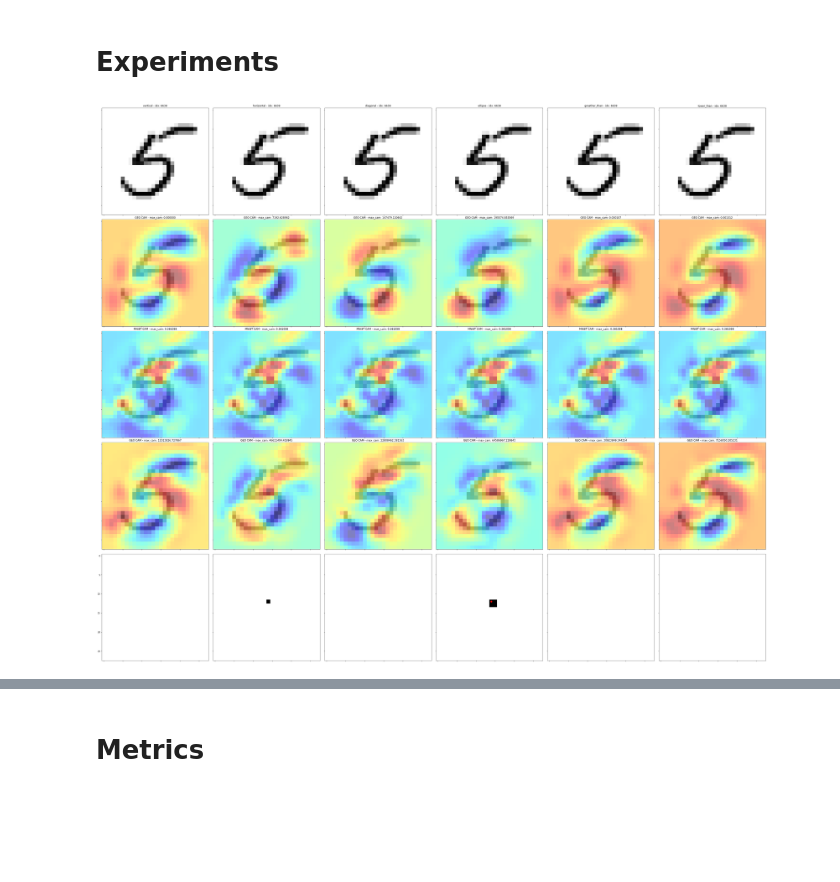
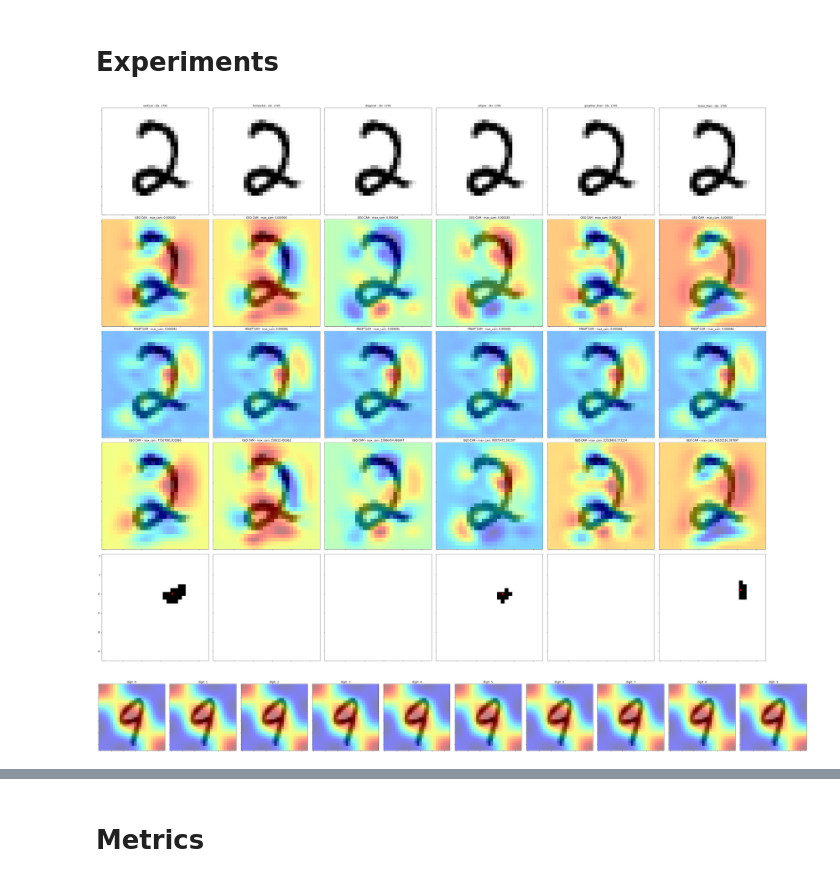
Before and after one commit to fsilvestrim/thesis, a Jupyter notebook: Geo_Cam.ipynb, the cells around one changed output, grey strips where cells are left out. Saved outputs shown, nothing was run; the diff lists cells and outputs as text; code cells hidden in the pictures; blank space fills up the shorter version.

```diff
--- a/Geo_Cam.ipynb
+++ b/Geo_Cam.ipynb
@@ -81,3 +108,7 @@ def resize_image(image, size):
+# %%
+def show_heatmap(img, cam, size, resize=True, title=None, ax=None):
+  heatmap = get_heatmap(cam, size, resize)
+  show_image(img, size, title=title, ax=ax, stacked_imgs=[{'img':heatmap, 'cmap':'jet'}])
 # %%
 def get_heatmap(cam, size, resize=True):
   heatmap = cam / np.max(cam)
@@ -223,6 +232,7 @@ def get_verbose_grid_position(vertical_idx, horizontal_idx):
 #MNIST
 # %%
 mnist_num_classes = 10
+mnist_shape = (28, 28)
 mnist_train, mnist_test = keras.datasets.mnist.load_data()
 mnist_train, mnist_test = format_dataset(mnist_num_classes, mnist_train, mnist_test)
 
@@ -342,7 +333,7 @@ geo_train, geo_test = get_geo_dataset(dataset[0], dataset[1])
 geo_train, geo_test = format_dataset(len(dataset[2]), geo_train, geo_test)
 
 # model
-model_geo = create_geo_model("geocam", (28, 28, 1), len(dataset[2]))
+model_geo = create_geo_model("geocam", (*mnist_shape, 1), len(dataset[2]))
 # model_geo, history_geo = load_model("geo")
 
 display(keras.utils.plot_model(model_geo, show_shapes=True, dpi=72))
@@ -602,27 +593,26 @@ def get_maskedcam_predictions(test_image, classes, cam_method=grad_cam_m, thresh
   cam_geo_maxes = []
   for category in range(classes):
     cam, _, _, _ = cam_method(test_image, model_geocam, category)
-    cam = (0-np.min(cam)) + (cam/np.max(cam))
-    cam_geo_maxes.append(np.max(cam))
+    cam = (0-np.min(cam)) + (cam / np.max(cam))
+    cam_geo_maxes.append(np.maximum(np.max(cam), 0.00001))
     cam_geo[category] = np.copy(cam)
 
   # gcm minist (prediction) first
   cam_mnist = dict()
   for category in range(classes):
     cam, _, _, _ = cam_method(test_image, model_gcmcam_1)
-    cam = (0-np.min(cam)) + (cam/np.max(cam))
+    cam = (0-np.min(cam)) + (cam / np.max(cam))
     cam_mnist[category] = np.copy(cam)
 
   # mask
   for category in range(classes):
-    modulation = (cam_geo_maxes[category]/np.max(cam_geo_maxes[category]))
+    modulation = safe_divide(cam_geo_maxes[category], np.max(cam_geo_maxes), abs=False)
     cam = (modulation * cam_geo[category]) - (1-cam_mnist[category])
     cam_activations[category] = np.copy(cam)
 
   for category in range(classes):
     cam = cam_activations[category]
-
-    cam = resize_image(cam, (28, 28)) * 255
+    cam = resize_image(cam, mnist_shape) * 255
     _, cam = cv.threshold(cam, np.int0(255*threshold), 255, cv.THRESH_BINARY)
     cam_thresholds[category] = cam
     cv_img = np.array(cam, dtype = np.uint8)
@@ -633,15 +623,15 @@ def get_maskedcam_predictions(test_image, classes, cam_method=grad_cam_m, thresh
     for i in range(len(contours)):
       moments = cv.moments(contours[i])
       if moments['m00'] > 0:
-        center = (int(moments['m10']/moments['m00']), int(moments['m01']/moments['m00']))
+        center = (safe_divide(moments['m10'], moments['m00']), safe_divide(moments['m01'], moments['m00']))
         cam_predictions[category][1].append(center)
 
   return cam_activations, cam_thresholds, cam_predictions
 # %%
 from mpl_toolkits.axes_grid1 import ImageGrid
 
-# prediction based on conv output (5056, 6146, 2365, 2587, 5310)
-test_image, test_label, test_idx = get_sample(mnist_test, 6638)
+# prediction based on conv output (5056, 6146, 2365, 2587, 5310, 6638)
+test_image, test_label, test_idx = get_sample(mnist_test)
 mnist_gcm_predictions = predict(model_gcm, test_image)
 mnist_gcm_prediction = np.argmax(mnist_gcm_predictions)
 
@@ -657,8 +647,7 @@ grid = ImageGrid(fig, 111, nrows_ncols=(5, len(geo_labels)), axes_pad=0.3, label
 # images
 for category in range(len(geo_labels)):
   title = f"{geo_labels[category]} - idx: {test_idx}"
-  grid[image_idx].set_title(title, fontdict=None, loc='center', color = "k")
-  grid[image_idx].imshow(test_image.reshape(28, 28), cmap='Greys')
+  show_image(test_image, mnist_shape, title, ax=grid[image_idx])
   image_idx += 1
 
 # pure geo
@@ -666,7 +655,7 @@ cam_geo = dict()
 for category in range(len(geo_labels)):
   cam, _, _, _ = grad_cam_m(test_image, model_geocam, category)
   title = f"GEO CAM - max_cam: {np.max(cam) * 100000000:.6f}"
-  show_heatmap(test_image, cam, (28, 28, 1), True, title, detached=True, ax=grid[image_idx])
+  show_heatmap(test_image, cam, mnist_shape, True, title, ax=grid[image_idx])
   cam_geo[category] = cam
   image_idx += 1
 
@@ -674,36 +663,53 @@ for category in range(len(geo_labels)):
 cam_mnist = dict()
 for category in range(len(geo_labels)):
   cam, _, _, _ = grad_cam_m(test_image, model_gcmcam_1)
   title = f"MNIST CAM - max_cam: {np.max(cam) * 100000000:.6f}"
-  show_heatmap(test_image, cam, (28, 28, 1), True, title, detached=True, ax=grid[image_idx])
+  show_heatmap(test_image, cam, mnist_shape, True, title, ax=grid[image_idx])
   cam_mnist[category] = cam
   image_idx += 1
 
 # geocam
 # cam_activations, cam_thresholded, cam_predictions = get_cam_predictions(test_image, model_gcmcam, len(geo_labels), cam_method=grad_cam_m, threshold=200)
 cam_activations, cam_thresholded, cam_predictions = get_maskedcam_predictions(test_image, len(geo_labels), cam_method=grad_cam_m, threshold=.4)
 
 for i in range(len(geo_labels)):
   cam = cam_activations[i]
   title = f"GEO CAM - max_cam: {np.max(cam) * 100000000:.6f}"
-  show_heatmap(test_image, cam, (28, 28, 1), True, title, detached=True, ax=grid[image_idx])
+  show_heatmap(test_image, cam, mnist_shape, True, title, ax=grid[image_idx])
   image_idx += 1
 
 # geocam areas
 for i in range(len(geo_labels)):
   camt = cam_thresholded[i]
   grid[image_idx].imshow(camt, cmap='Greys')
 
   camp = cam_predictions[i]
   for j in range(len(camp[1])):
     camp_center = camp[1][j]
     grid[image_idx].add_patch(plt.Circle(camp_center, 0.2, color='r'))
 
   image_idx += 1
 
 plt.show()
 # %% [output]
-[figure, old version]
+[figure, new version]
+# %%
+# heightmap
+image_idx = 0
+fig = plt.figure(figsize=(56, 56))
+grid = ImageGrid(fig, 111, nrows_ncols=(1, mnist_num_classes), axes_pad=0.3, label_mode="1")
+
+# images
+for category in range(mnist_num_classes):
+  title = f"digit: {category}"
+  heightmap = np.array([[1,0,0], [0,1,0], [0,0,1]])
+  heigthmap = {'img': get_heatmap(heightmap, mnist_shape, True), 'cmap':'jet'}
+  show_image(test_image, mnist_shape, title, ax=grid[image_idx], stacked_imgs=[heigthmap])
+  image_idx += 1
+
+plt.show()
+# %% [output]
+[figure, added]
 # %%
 samples = 10
 descriptions = dict()
```
Also changed, not shown: parts of 20 cells of this notebook.
